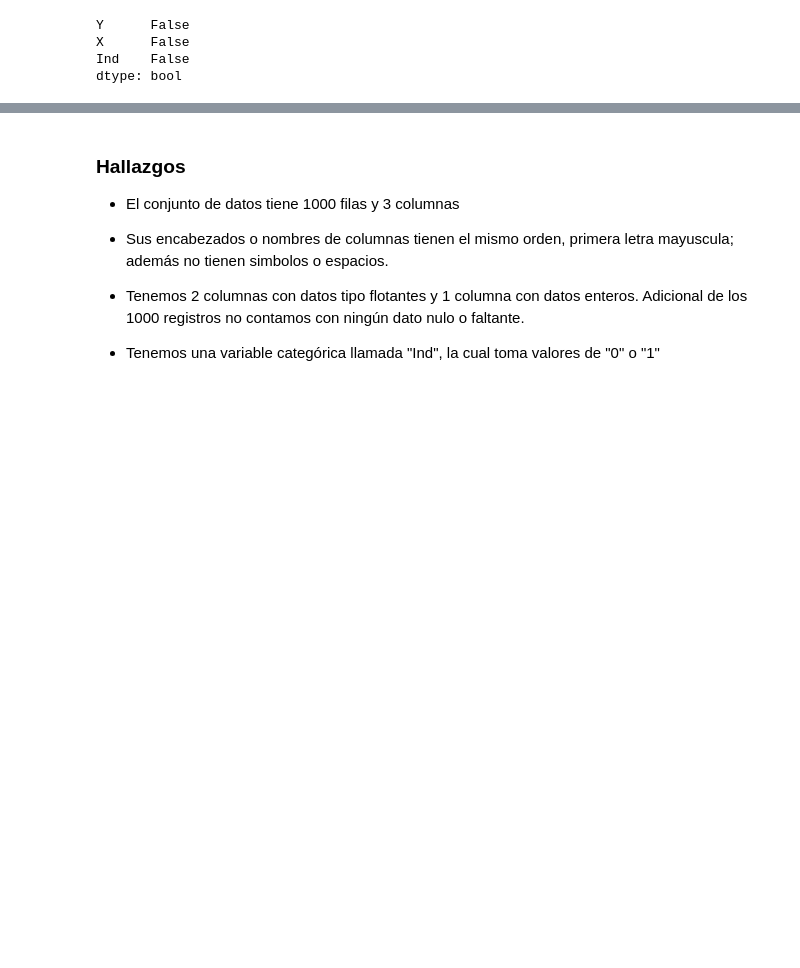
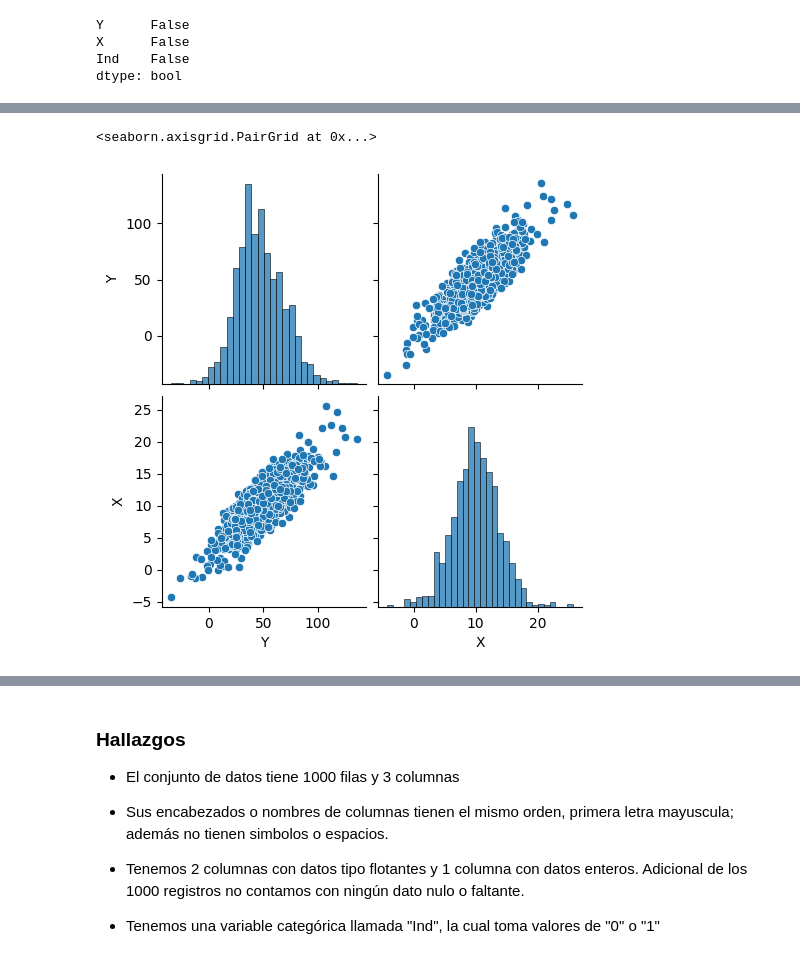
Before and after one commit to alfa7g7/Analisis-Cuantitativo-1er-semestre, a Jupyter notebook: examen-1.ipynb, the cells around one changed output, grey strips where cells are left out. Saved outputs shown, nothing was run; the diff lists cells and outputs as text; code cells hidden in the pictures; blank space fills up the shorter version.

```diff
--- a/examen-1.ipynb
+++ b/examen-1.ipynb
@@ -94,0 +104,5 @@ dtype: bool
+# %%
+sns.pairplot(df.drop('Ind', axis=1))
+# %% [output]
+<seaborn.axisgrid.PairGrid at 0x...>
+[figure, added]
```
Also changed, not shown: parts of 13 cells of this notebook.
